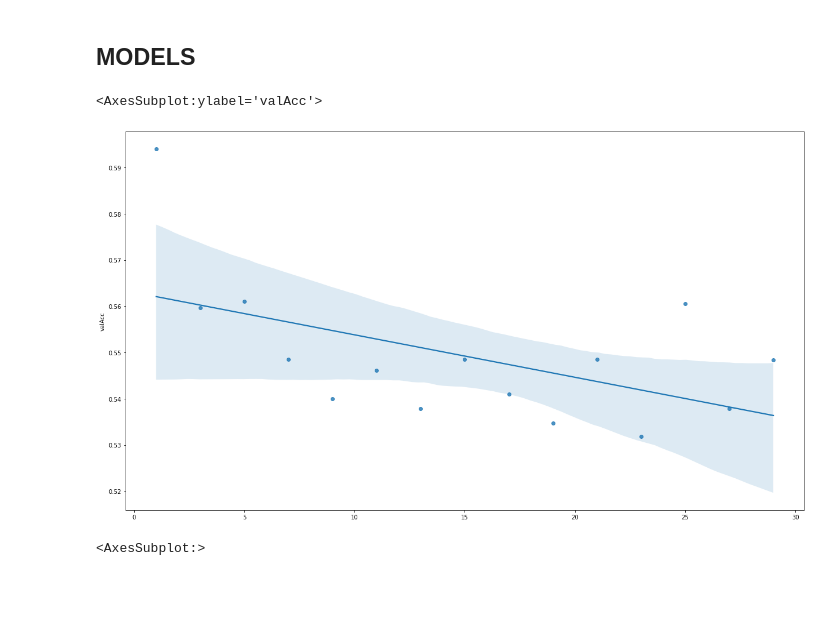
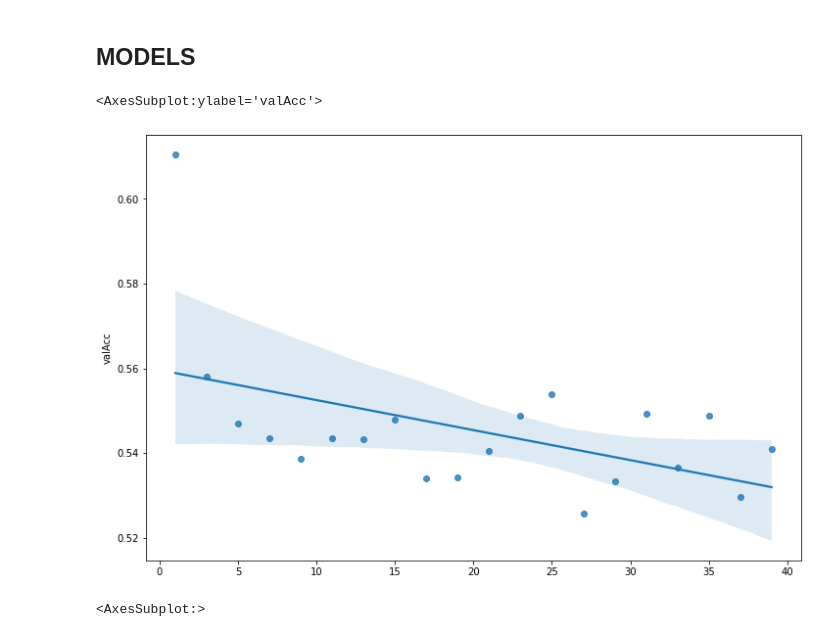
Before and after one commit to jamelvin/uE0ku7kbjPjb7Ryt, a Jupyter notebook: Work.ipynb, the cells around one changed output. Drawn from its saved outputs; the diff is of its cells as text; code cells hidden in the pictures; blank space fills up the shorter version.

```diff
--- a/Work.ipynb
+++ b/Work.ipynb
@@ -251,37 +251,38 @@ def paramSearch(model, param, valRange, dataset):
         accuracy = []
         for i in range(0, 100):
             # Split dataset into train/validate datasets
+            randSize = (random.random()*0.9)/2.0 + 0.05
             train, valid = train_test_split(dataset, test_size=randSize, stratify=dataset['Happy'])
 
             # Split off target
             train_y = train.pop('Happy')
             valid_y = valid.pop('Happy')
 
             # Specify model with parameter value
             args = {param: val}
             clf = model(**args)
 
             # Train model
             clf.fit(train, train_y)
 
             # Evaluate model
             ypred = clf.predict(valid)
             ypredTrain = clf.predict(train)
 
             # Analyze Performance
             trainAcc.append((ypredTrain - train_y).value_counts()[0]/len(train_y))
             accuracy.append((ypred - valid_y).value_counts()[0]/len(valid_y))
 
         valDict[val] = {'valAcc': np.array(accuracy).mean(), 'trainAcc': np.array(trainAcc).mean()}
 
     return pd.DataFrame(valDict)
 
-results = paramSearch(tree.DecisionTreeClassifier, 'max_depth', np.arange(1,30,2), rawData.copy())
+results = paramSearch(tree.DecisionTreeClassifier, 'max_depth', np.arange(1,40,2), rawData.copy())
 
 sns.regplot(data=results.transpose(),x=results.transpose().index, y='valAcc')
 # %% [output]
 <AxesSubplot:ylabel='valAcc'>
-[figure, old version]
+[figure, new version]
 # %%
 results.transpose().plot(y='valAcc')
 # %% [output]
```
Also changed, not shown: parts of 1 cell of this notebook, 1 other file.
